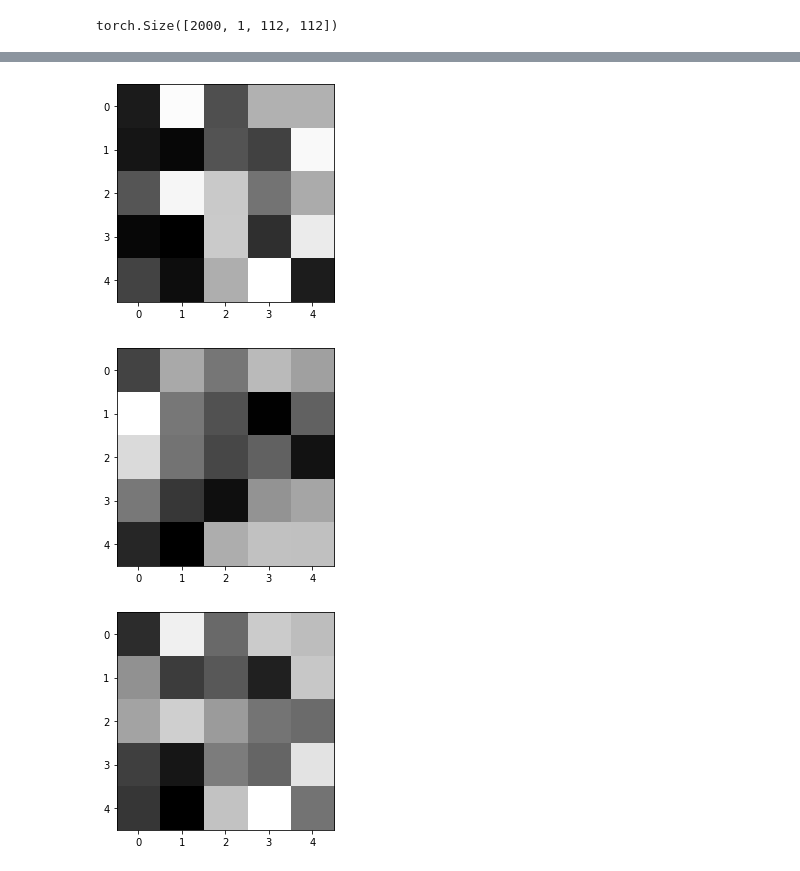
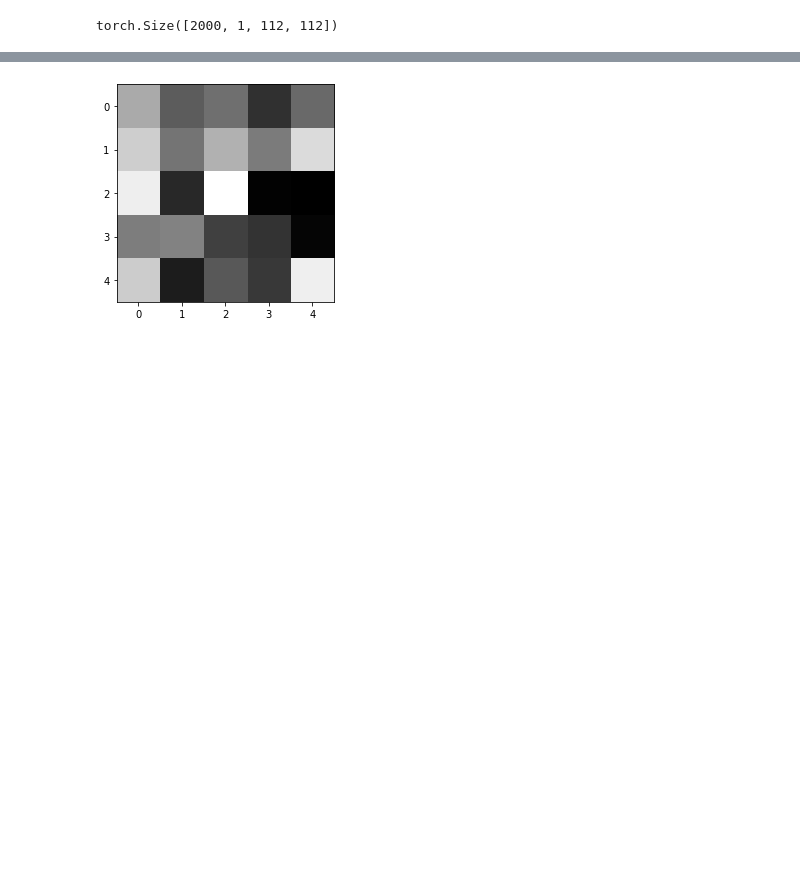
Before and after one commit to Akhilez/ml_gallery, a Jupyter notebook: ml_py/app/vision/positional_mnist/positional_mnist.ipynb, the cells around one changed output, grey strips where cells are left out. Drawn from its saved outputs; the diff is of its cells as text; code cells hidden in the pictures; blank space fills up the shorter version.

Commit message:
Finished positional cnn

```diff
--- a/ml_py/app/vision/positional_mnist/positional_mnist.ipynb
+++ b/ml_py/app/vision/positional_mnist/positional_mnist.ipynb
@@ -59,9 +62,9 @@ class PositionalClassifier(nn.Module):
             nn.LeakyReLU(),
             nn.MaxPool2d(2, 2)
         )
-        self.pos_enc = PositionalEncoder2D(2, 5, 5)
+        self.pos_enc = PositionalEncoder2D(1, 5, 5)
         self.positional_compression = nn.Sequential(
-            nn.Conv2d(32 + 2, 32, 3),
+            nn.Conv2d(32 + 1, 32, 3),
             nn.LeakyReLU(),
             nn.MaxPool2d(2, 2)
         )
@@ -173,13 +176,8 @@ right right
 # %%
 pos_enc = model.pos_enc.w
 
 c1 = pos_enc[0][0].detach().numpy()
-c2 = pos_enc[0][1].detach().numpy()
 
 DataManager.plot_num(c1)
-DataManager.plot_num(c2)
-DataManager.plot_num(c2 + c1)
 # %% [output]
-[figure, old version]
+[figure, new version]
-[figure, removed]
-[figure, removed]
```
Also changed, not shown: parts of 4 cells of this notebook.
